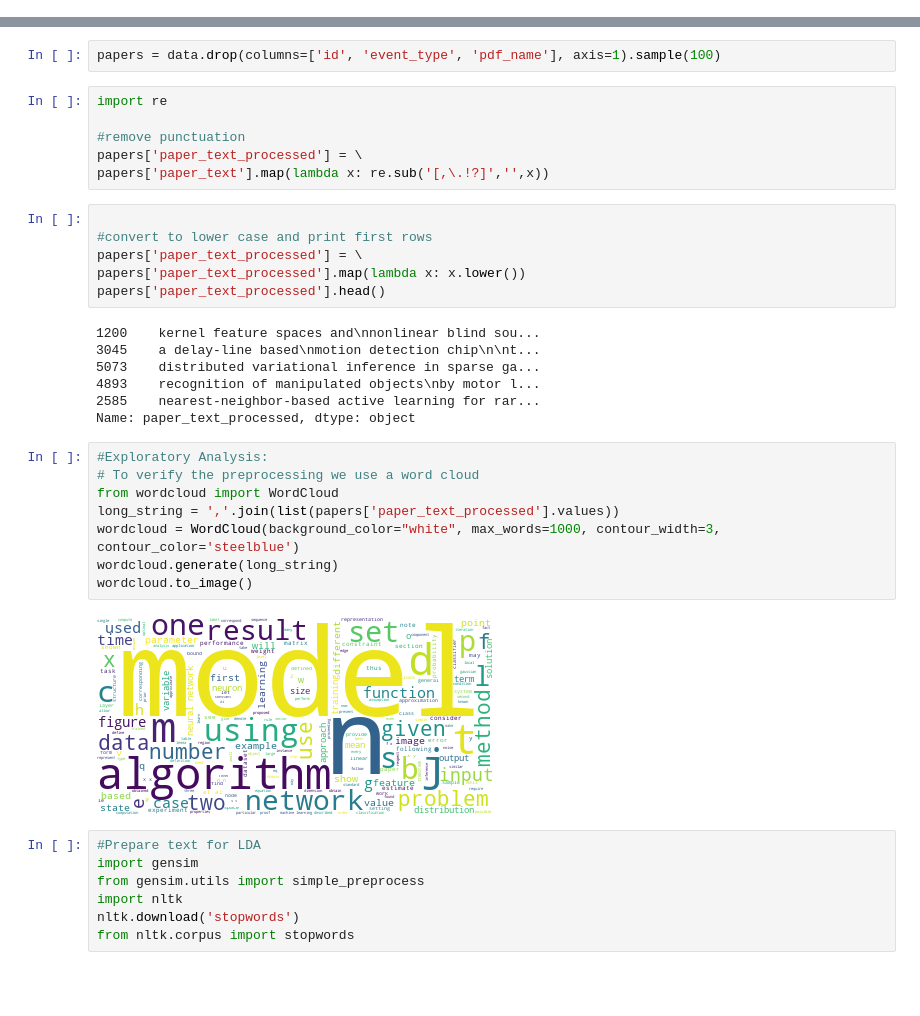
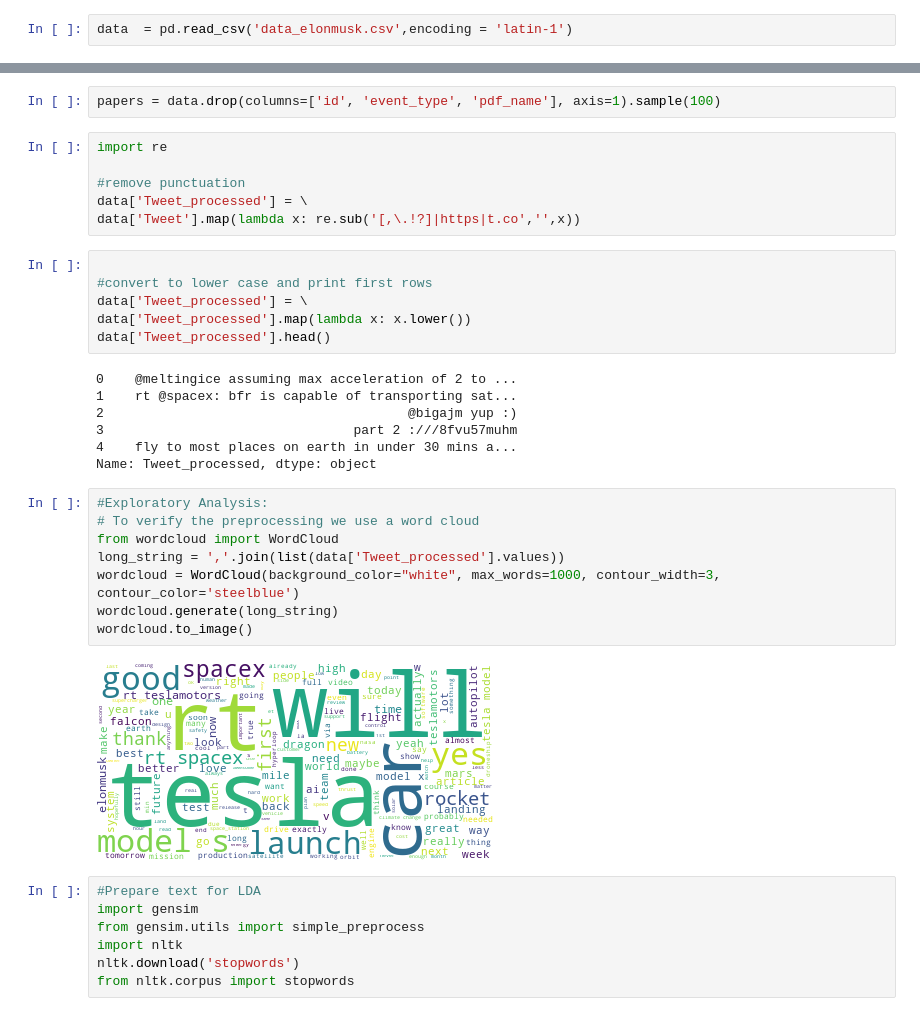
Before and after one commit to uditnm/Data-Science-assignments, a Jupyter notebook: DS_assignment_3.ipynb, the cells around one changed output, grey strips where cells are left out. Cells and saved outputs as stored; diff of their text form; blank space fills up the shorter version.

```diff
--- a/DS_assignment_3.ipynb
+++ b/DS_assignment_3.ipynb
@@ -54,3 +98,5 @@ data  = pd.read_csv('/content/drive/MyDrive/DS assignment datasets/papers.csv')
+# %%
+data  = pd.read_csv('data_elonmusk.csv',encoding = 'latin-1')
 # %%
 data.head()
 # %% [output]
@@ -66,31 +112,31 @@ papers = data.drop(columns=['id', 'event_type', 'pdf_name'], axis=1).sample(100)
 import re
 
 #remove punctuation
-papers['paper_text_processed'] = \
-papers['paper_text'].map(lambda x: re.sub('[,\.!?]','',x))
+data['Tweet_processed'] = \
+data['Tweet'].map(lambda x: re.sub('[,\.!?]|https|t.co','',x))
 # %%
 
 #convert to lower case and print first rows
-papers['paper_text_processed'] = \
-papers['paper_text_processed'].map(lambda x: x.lower())
-papers['paper_text_processed'].head()
+data['Tweet_processed'] = \
+data['Tweet_processed'].map(lambda x: x.lower())
+data['Tweet_processed'].head()
 # %% [output]
-1200    kernel feature spaces and\nnonlinear blind sou...
-3045    a delay-line based\nmotion detection chip\n\nt...
-5073    distributed variational inference in sparse ga...
-4893    recognition of manipulated objects\nby motor l...
-2585    nearest-neighbor-based active learning for rar...
-Name: paper_text_processed, dtype: object
+0    @meltingice assuming max acceleration of 2 to ...
+1    rt @spacex: bfr is capable of transporting sat...
+2                                       @bigajm yup :)
+3                                part 2 :///8fvu57muhm
+4    fly to most places on earth in under 30 mins a...
+Name: Tweet_processed, dtype: object
 # %%
 #Exploratory Analysis:
 # To verify the preprocessing we use a word cloud
 from wordcloud import WordCloud
-long_string = ','.join(list(papers['paper_text_processed'].values))
+long_string = ','.join(list(data['Tweet_processed'].values))
 wordcloud = WordCloud(background_color="white", max_words=1000, contour_width=3, contour_color='steelblue')
 wordcloud.generate(long_string)
 wordcloud.to_image()
 # %% [output]
-[figure, old version]
+[figure, new version]
 # %%
 #Prepare text for LDA
 import gensim
```
Also changed, not shown: parts of 22 cells of this notebook.
